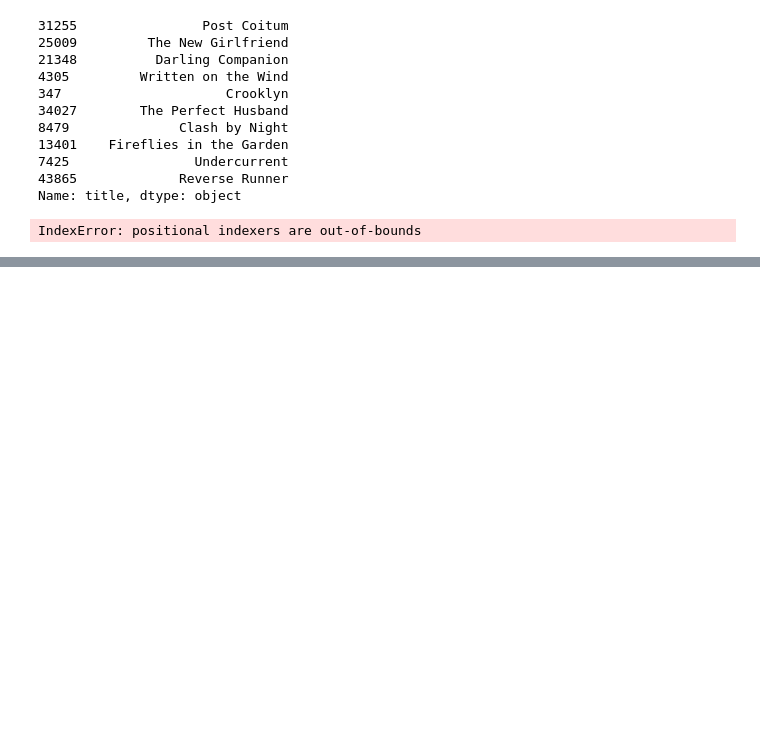
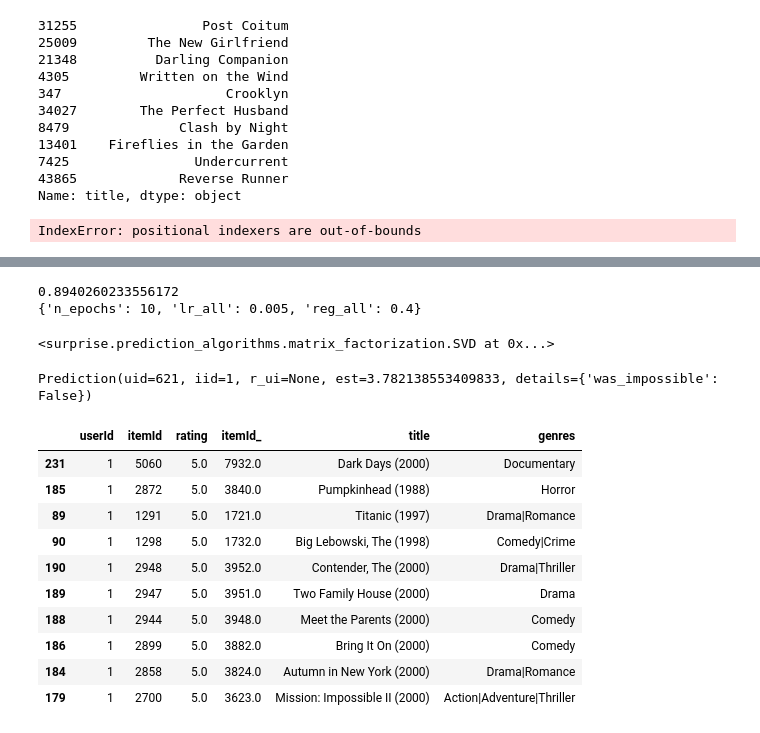
Before and after one commit to ArunSingh1/animerecommendation, a Jupyter notebook: movierec.ipynb, the cells around one changed output, grey strips where cells are left out. Drawn from its saved outputs; the diff is of its cells as text; code cells hidden in the pictures; blank space fills up the shorter version.

```diff
--- a/movierec.ipynb
+++ b/movierec.ipynb
@@ -191,0 +249,21 @@ IndexError: positional indexers are out-of-bounds
+# %%
+# from surprise import Reader, Dataset, SVD, evaluate
+
+# Following Surprise documentation examples
+# https://surprise.readthedocs.io/en/stable/getting_started.html evaluate, NormalPredictor
+
+from surprise import Reader, Dataset, SVD
+from surprise.model_selection import cross_validate
+from collections import defaultdict
+
+# As we're loading a custom dataset, we need to define a reader.
+reader = Reader(rating_scale=(0.5, 5))
+
+# The columns must correspond to user id, item id and ratings (in that order).
+data = Dataset.load_from_df(df_ratings[['userId', 'itemId', 'rating']], reader)
+
+# We'll use the famous SVD algorithm.
+algo = SVD()
+
+# Run 5-fold cross-validation and print results
+cross_validate(algo, data, measures=['RMSE', 'MAE'], cv=5, verbose=True)
@@ -191,0 +290,44 @@ IndexError: positional indexers are out-of-bounds
+# %%
+from surprise.model_selection import GridSearchCV
+
+param_grid = {'n_epochs': [5, 10], 'lr_all': [0.002, 0.005],
+              'reg_all': [0.4, 0.6]}
+gs = GridSearchCV(SVD, param_grid, measures=['rmse', 'mae'], cv=3)
+
+gs.fit(data)
+
+# best RMSE score
+print(gs.best_score['rmse'])
+
+# combination of parameters that gave the best RMSE score
+print(gs.best_params['rmse'])
+# %% [output]
+0.8940260233556172
+{'n_epochs': 10, 'lr_all': 0.005, 'reg_all': 0.4}
+# %%
+# We can now use the algorithm that yields the best rmse:
+algo = gs.best_estimator['rmse']
+trainset = data.build_full_trainset()
+algo.fit(trainset)
+# %% [output]
+<surprise.prediction_algorithms.matrix_factorization.SVD at 0x...>
+# %%
+algo.predict(621,1)
+# %% [output]
+Prediction(uid=621, iid=1, r_ui=None, est=3.782138553409833, details={'was_impossible': False})
+# %%
+df_data = data.df
+df_data = df_data.join(df_movies,how="left", on='itemId',rsuffix='_', lsuffix='')
+df_data[df_data['userId']==1].sort_values(by = 'rating',ascending=False)[:10]
+# %% [output]
+|  | userId | itemId | rating | itemId_ | title | genres |
+| 231 | 1 | 5060 | 5.0 | 7932.0 | Dark Days (2000) | Documentary |
+| 185 | 1 | 2872 | 5.0 | 3840.0 | Pumpkinhead (1988) | Horror |
+| 89 | 1 | 1291 | 5.0 | 1721.0 | Titanic (1997) | Drama|Romance |
+| 90 | 1 | 1298 | 5.0 | 1732.0 | Big Lebowski, The (1998) | Comedy|Crime |
+| 190 | 1 | 2948 | 5.0 | 3952.0 | Contender, The (2000) | Drama|Thriller |
+| 189 | 1 | 2947 | 5.0 | 3951.0 | Two Family House (2000) | Drama |
+| 188 | 1 | 2944 | 5.0 | 3948.0 | Meet the Parents (2000) | Comedy |
+| 186 | 1 | 2899 | 5.0 | 3882.0 | Bring It On (2000) | Comedy |
+| 184 | 1 | 2858 | 5.0 | 3824.0 | Autumn in New York (2000) | Drama|Romance |
+| 179 | 1 | 2700 | 5.0 | 3623.0 | Mission: Impossible II (2000) | Action|Adventure|Thriller |
```
Also changed, not shown: parts of 8 cells of this notebook, 3 other files.
